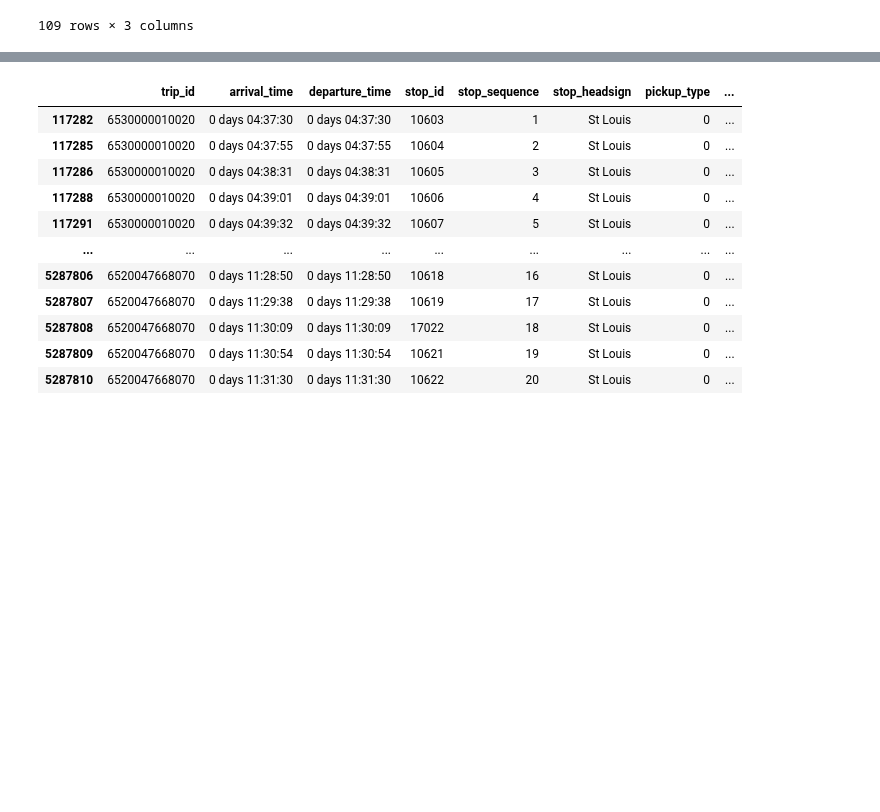
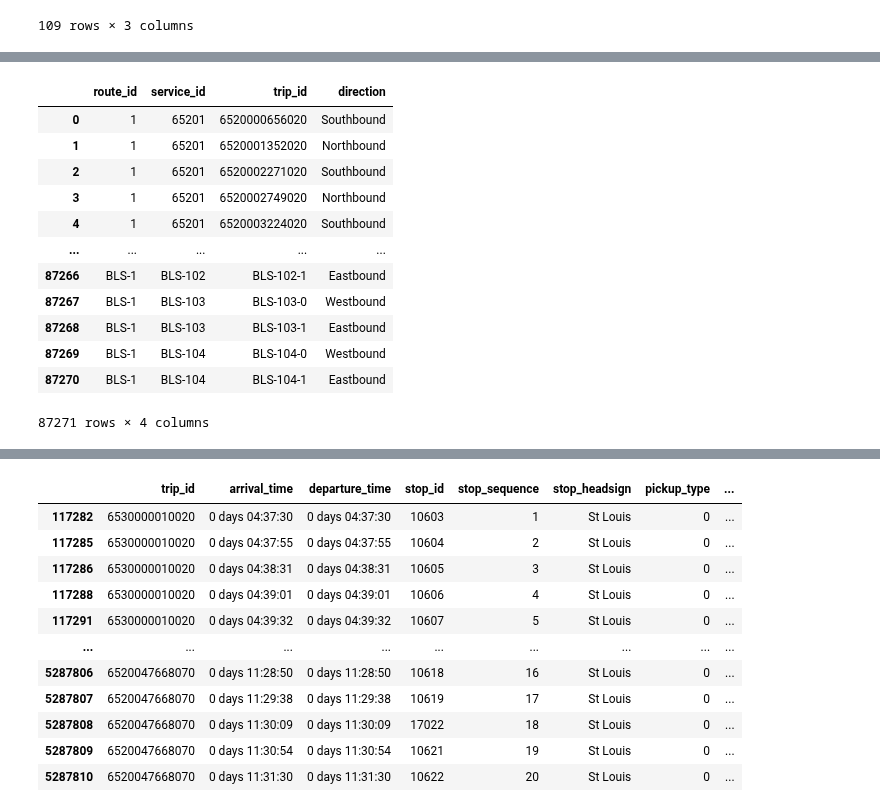
Before and after one commit to kristenhahn/cta_bus_tracker_exploration, a Jupyter notebook: headways.ipynb, the cells around one changed output, grey strips where cells are left out. Cells and saved outputs as stored; diff of their text form; code cells hidden in the pictures; blank space fills up the shorter version.

```diff
--- a/headways.ipynb
+++ b/headways.ipynb
@@ -657,17 +635,0 @@ df_stop_times['departure_time'] = pd.to_timedelta(df_stop_times['departure_time'
-# %%
-
-# Get trips from the GTFS feed
-
-df_trips = pd.read_csv(
-    'gtfs/trips.txt', dtype={
-        'route_id':'str',
-        'service_id':'str',
-        'trip_id':'str',
-        'direction_id':'int',
-        'block_id':'str',
-        'shape_id':'str',
-        'direction':'str',
-        'wheelchair_accessible':'int',
-        'schd_trip_id':'str'
-        }, infer_datetime_format=True
-    )
@@ -760,0 +690,43 @@ df_stop_schedule
+# %%
+
+# Get trips from the GTFS feed
+
+def get_trips(trips_filepath:str) -> pd.DataFrame:
+
+    df_trips = pd.read_csv(
+        trips_filepath, dtype={
+            'route_id':'str',
+            'service_id':'str',
+            'trip_id':'str',
+            'direction_id':'int',
+            'block_id':'str',
+            'shape_id':'str',
+            'direction':'str',
+            'wheelchair_accessible':'int',
+            'schd_trip_id':'str'
+            }, infer_datetime_format=True
+        )
+
+    # Convert directions so they match the format from the CTA bus tracker data
+    df_trips['direction'] = df_trips['direction'].apply(lambda x: x+'bound')
+
+    # Pare down to necessary columns only
+    df_trips = df_trips[['route_id','service_id','trip_id','direction']]
+
+    return df_trips
+
+get_trips('gtfs/trips.txt')
+# %% [output]
+|  | route_id | service_id | trip_id | direction |
+| 0 | 1 | 65201 | 6520000656020 | Southbound |
+| 1 | 1 | 65201 | 6520001352020 | Northbound |
+| 2 | 1 | 65201 | 6520002271020 | Southbound |
+| 3 | 1 | 65201 | 6520002749020 | Northbound |
+| 4 | 1 | 65201 | 6520003224020 | Southbound |
+| ... | ... | ... | ... | ... |
+| 87266 | BLS-1 | BLS-102 | BLS-102-1 | Eastbound |
+| 87267 | BLS-1 | BLS-103 | BLS-103-0 | Westbound |
+| 87268 | BLS-1 | BLS-103 | BLS-103-1 | Eastbound |
+| 87269 | BLS-1 | BLS-104 | BLS-104-0 | Westbound |
+| 87270 | BLS-1 | BLS-104 | BLS-104-1 | Eastbound |
+87271 rows × 4 columns
```
Also changed, not shown: parts of 30 cells of this notebook.
